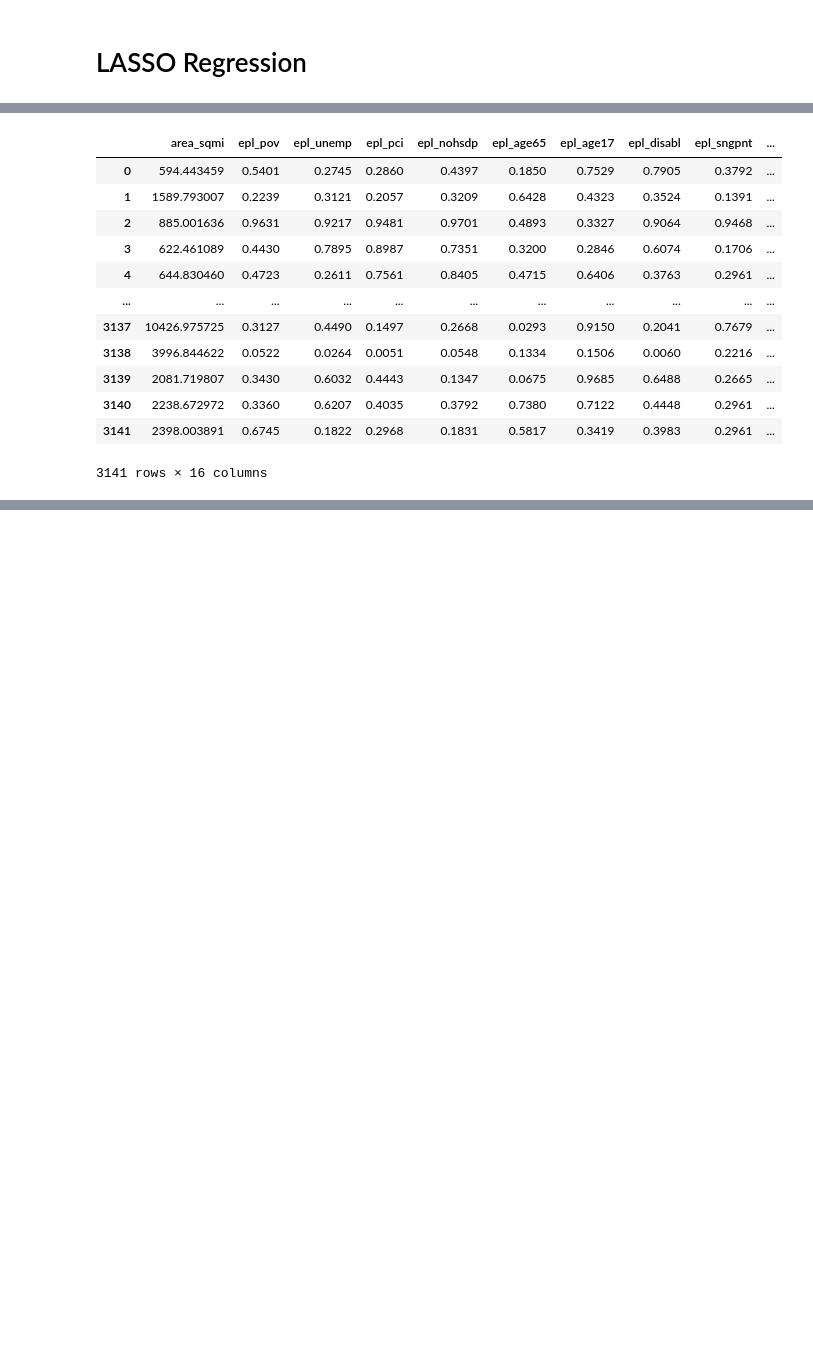
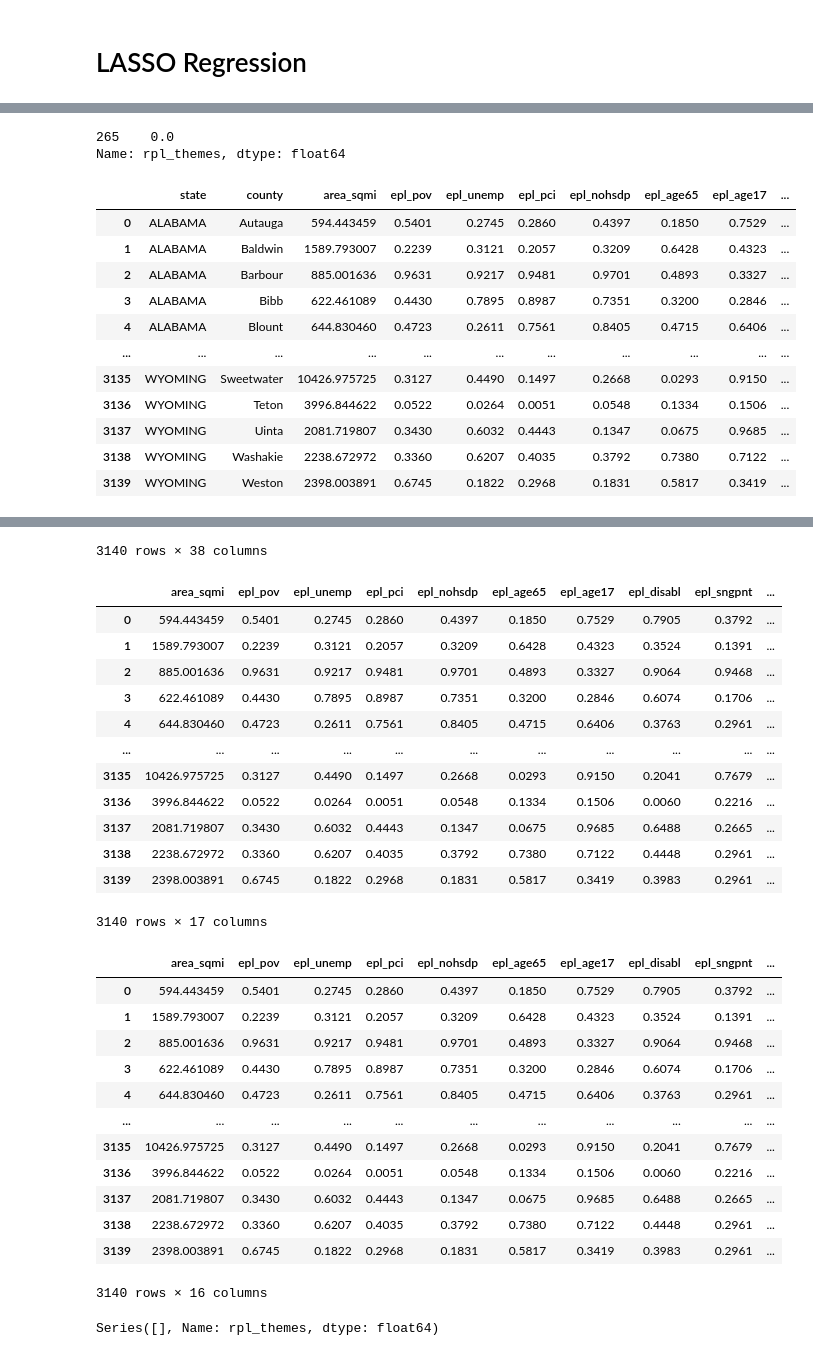
Before and after one commit to gspiga/STA160, a Jupyter notebook: Final Project/LASSO - Copy.ipynb, the cells around one changed output, grey strips where cells are left out. Cells and saved outputs as stored; diff of their text form; code cells hidden in the pictures; blank space fills up the shorter version.

```diff
--- a/Final Project/LASSO - Copy.ipynb
+++ b/Final Project/LASSO - Copy.ipynb
@@ -85,22 +81,33 @@ data
 [interactive output not drawn]
 # %%
 # Preparing X and Y
+
+# Need to drop this y = 0, for boxcox trasnformation
+display(data["rpl_themes"][data["rpl_themes"] <= 0])
+data = data.drop([265]).reset_index(drop = True)
+display(data)
+
 y = data["rpl_themes"]
 X = data.iloc[:, 2:19]
-X = X.drop("rpl_themes", 1)
+display(X)
+X = X.drop(["rpl_themes"], 1)
 list_numerical = X.columns
-X
+display(X)
+
+transformed_data, best_lambda = boxcox(y)
+transformed_data
 # %% [output]
+265    0.0
+Name: rpl_themes, dtype: float64
-|  | area_sqmi | epl_pov | epl_unemp | epl_pci | epl_nohsdp | epl_age65 | epl_age17 | epl_disabl | epl_sngpnt | ... |
-| 0 | 594.443459 | 0.5401 | 0.2745 | 0.2860 | 0.4397 | 0.1850 | 0.7529 | 0.7905 | 0.3792 | ... |
-| 1 | 1589.793007 | 0.2239 | 0.3121 | 0.2057 | 0.3209 | 0.6428 | 0.4323 | 0.3524 | 0.1391 | ... |
-| 2 | 885.001636 | 0.9631 | 0.9217 | 0.9481 | 0.9701 | 0.4893 | 0.3327 | 0.9064 | 0.9468 | ... |
-| 3 | 622.461089 | 0.4430 | 0.7895 | 0.8987 | 0.7351 | 0.3200 | 0.2846 | 0.6074 | 0.1706 | ... |
-| 4 | 644.830460 | 0.4723 | 0.2611 | 0.7561 | 0.8405 | 0.4715 | 0.6406 | 0.3763 | 0.2961 | ... |
+|  | state | county | area_sqmi | epl_pov | epl_unemp | epl_pci | epl_nohsdp | epl_age65 | epl_age17 | ... |
+| 0 | ALABAMA | Autauga | 594.443459 | 0.5401 | 0.2745 | 0.2860 | 0.4397 | 0.1850 | 0.7529 | ... |
+| 1 | ALABAMA | Baldwin | 1589.793007 | 0.2239 | 0.3121 | 0.2057 | 0.3209 | 0.6428 | 0.4323 | ... |
+| 2 | ALABAMA | Barbour | 885.001636 | 0.9631 | 0.9217 | 0.9481 | 0.9701 | 0.4893 | 0.3327 | ... |
+| 3 | ALABAMA | Bibb | 622.461089 | 0.4430 | 0.7895 | 0.8987 | 0.7351 | 0.3200 | 0.2846 | ... |
+| 4 | ALABAMA | Blount | 644.830460 | 0.4723 | 0.2611 | 0.7561 | 0.8405 | 0.4715 | 0.6406 | ... |
 | ... | ... | ... | ... | ... | ... | ... | ... | ... | ... | ... |
-| 3137 | 10426.975725 | 0.3127 | 0.4490 | 0.1497 | 0.2668 | 0.0293 | 0.9150 | 0.2041 | 0.7679 | ... |
-| 3138 | 3996.844622 | 0.0522 | 0.0264 | 0.0051 | 0.0548 | 0.1334 | 0.1506 | 0.0060 | 0.2216 | ... |
-| 3139 | 2081.719807 | 0.3430 | 0.6032 | 0.4443 | 0.1347 | 0.0675 | 0.9685 | 0.6488 | 0.2665 | ... |
-| 3140 | 2238.672972 | 0.3360 | 0.6207 | 0.4035 | 0.3792 | 0.7380 | 0.7122 | 0.4448 | 0.2961 | ... |
-| 3141 | 2398.003891 | 0.6745 | 0.1822 | 0.2968 | 0.1831 | 0.5817 | 0.3419 | 0.3983 | 0.2961 | ... |
+| 3135 | WYOMING | Sweetwater | 10426.975725 | 0.3127 | 0.4490 | 0.1497 | 0.2668 | 0.0293 | 0.9150 | ... |
+| 3136 | WYOMING | Teton | 3996.844622 | 0.0522 | 0.0264 | 0.0051 | 0.0548 | 0.1334 | 0.1506 | ... |
+| 3137 | WYOMING | Uinta | 2081.719807 | 0.3430 | 0.6032 | 0.4443 | 0.1347 | 0.0675 | 0.9685 | ... |
+| 3138 | WYOMING | Washakie | 2238.672972 | 0.3360 | 0.6207 | 0.4035 | 0.3792 | 0.7380 | 0.7122 | ... |
+| 3139 | WYOMING | Weston | 2398.003891 | 0.6745 | 0.1822 | 0.2968 | 0.1831 | 0.5817 | 0.3419 | ... |
-3141 rows × 16 columns
@@ -107,0 +114,28 @@ X
+3140 rows × 38 columns
+|  | area_sqmi | epl_pov | epl_unemp | epl_pci | epl_nohsdp | epl_age65 | epl_age17 | epl_disabl | epl_sngpnt | ... |
+| 0 | 594.443459 | 0.5401 | 0.2745 | 0.2860 | 0.4397 | 0.1850 | 0.7529 | 0.7905 | 0.3792 | ... |
+| 1 | 1589.793007 | 0.2239 | 0.3121 | 0.2057 | 0.3209 | 0.6428 | 0.4323 | 0.3524 | 0.1391 | ... |
+| 2 | 885.001636 | 0.9631 | 0.9217 | 0.9481 | 0.9701 | 0.4893 | 0.3327 | 0.9064 | 0.9468 | ... |
+| 3 | 622.461089 | 0.4430 | 0.7895 | 0.8987 | 0.7351 | 0.3200 | 0.2846 | 0.6074 | 0.1706 | ... |
+| 4 | 644.830460 | 0.4723 | 0.2611 | 0.7561 | 0.8405 | 0.4715 | 0.6406 | 0.3763 | 0.2961 | ... |
+| ... | ... | ... | ... | ... | ... | ... | ... | ... | ... | ... |
+| 3135 | 10426.975725 | 0.3127 | 0.4490 | 0.1497 | 0.2668 | 0.0293 | 0.9150 | 0.2041 | 0.7679 | ... |
+| 3136 | 3996.844622 | 0.0522 | 0.0264 | 0.0051 | 0.0548 | 0.1334 | 0.1506 | 0.0060 | 0.2216 | ... |
+| 3137 | 2081.719807 | 0.3430 | 0.6032 | 0.4443 | 0.1347 | 0.0675 | 0.9685 | 0.6488 | 0.2665 | ... |
+| 3138 | 2238.672972 | 0.3360 | 0.6207 | 0.4035 | 0.3792 | 0.7380 | 0.7122 | 0.4448 | 0.2961 | ... |
+| 3139 | 2398.003891 | 0.6745 | 0.1822 | 0.2968 | 0.1831 | 0.5817 | 0.3419 | 0.3983 | 0.2961 | ... |
+3140 rows × 17 columns
+|  | area_sqmi | epl_pov | epl_unemp | epl_pci | epl_nohsdp | epl_age65 | epl_age17 | epl_disabl | epl_sngpnt | ... |
+| 0 | 594.443459 | 0.5401 | 0.2745 | 0.2860 | 0.4397 | 0.1850 | 0.7529 | 0.7905 | 0.3792 | ... |
+| 1 | 1589.793007 | 0.2239 | 0.3121 | 0.2057 | 0.3209 | 0.6428 | 0.4323 | 0.3524 | 0.1391 | ... |
+| 2 | 885.001636 | 0.9631 | 0.9217 | 0.9481 | 0.9701 | 0.4893 | 0.3327 | 0.9064 | 0.9468 | ... |
+| 3 | 622.461089 | 0.4430 | 0.7895 | 0.8987 | 0.7351 | 0.3200 | 0.2846 | 0.6074 | 0.1706 | ... |
+| 4 | 644.830460 | 0.4723 | 0.2611 | 0.7561 | 0.8405 | 0.4715 | 0.6406 | 0.3763 | 0.2961 | ... |
+| ... | ... | ... | ... | ... | ... | ... | ... | ... | ... | ... |
+| 3135 | 10426.975725 | 0.3127 | 0.4490 | 0.1497 | 0.2668 | 0.0293 | 0.9150 | 0.2041 | 0.7679 | ... |
+| 3136 | 3996.844622 | 0.0522 | 0.0264 | 0.0051 | 0.0548 | 0.1334 | 0.1506 | 0.0060 | 0.2216 | ... |
+| 3137 | 2081.719807 | 0.3430 | 0.6032 | 0.4443 | 0.1347 | 0.0675 | 0.9685 | 0.6488 | 0.2665 | ... |
+| 3138 | 2238.672972 | 0.3360 | 0.6207 | 0.4035 | 0.3792 | 0.7380 | 0.7122 | 0.4448 | 0.2961 | ... |
+| 3139 | 2398.003891 | 0.6745 | 0.1822 | 0.2968 | 0.1831 | 0.5817 | 0.3419 | 0.3983 | 0.2961 | ... |
+3140 rows × 16 columns
+Series([], Name: rpl_themes, dtype: float64)
```
Also changed, not shown: parts of 11 cells of this notebook.
